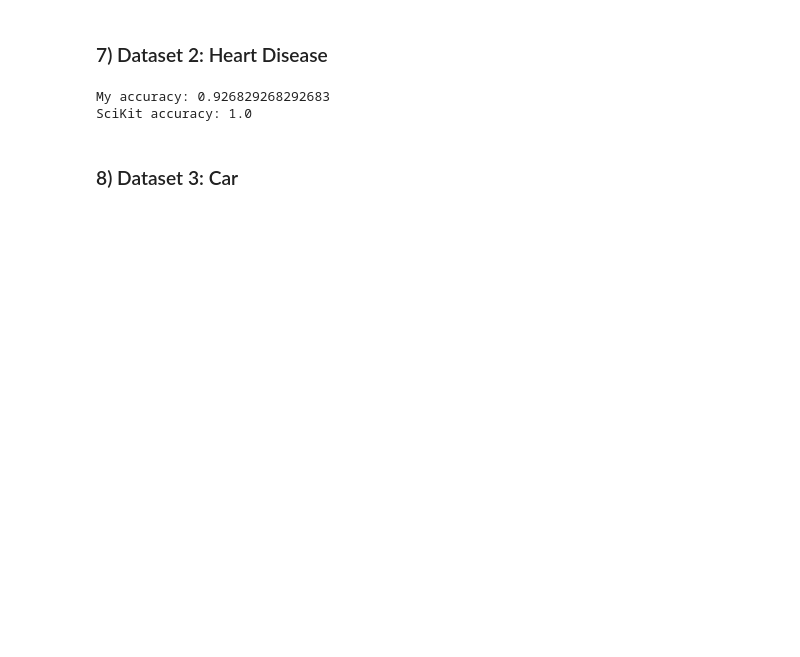
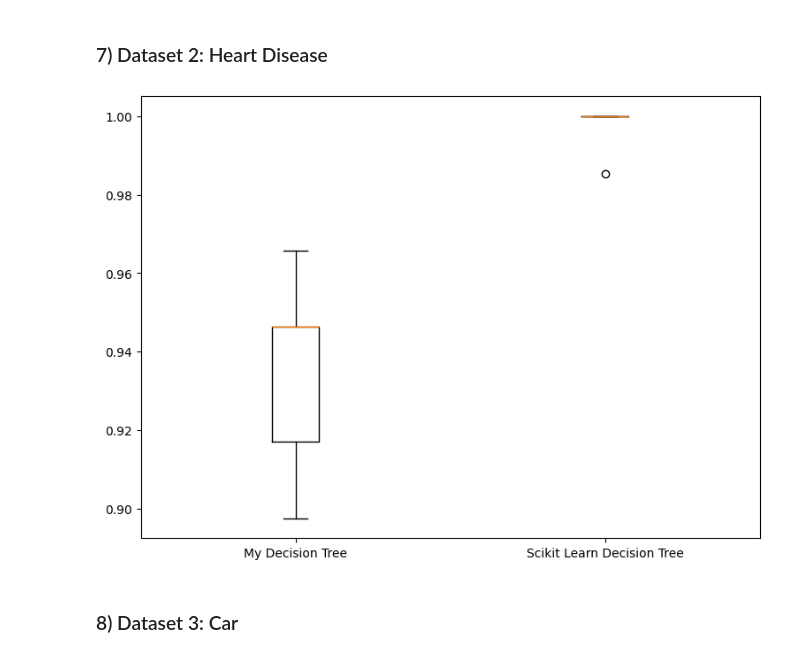
Before and after one commit to JoelScarinius/Decision_Tree_Induction, a Jupyter notebook: ML-Assignment_2_Alexander_Forsanker.ipynb, the cells around one changed output. Saved outputs shown, nothing was run; the diff lists cells and outputs as text; code cells hidden in the pictures; blank space fills up the shorter version.

```diff
--- a/ML-Assignment_2_Alexander_Forsanker.ipynb
+++ b/ML-Assignment_2_Alexander_Forsanker.ipynb
@@ -345,40 +362,54 @@ SciKit accuracy: 0.8611111111111112
 # %%
 data_heart = pd.read_csv("heart.csv").to_numpy()
 
 # TODO: Set up the data and split it into train and test-sets.
 X = data_heart[:, :-1]
 y = data_heart[:, -1]
 X_train, X_test, y_train, y_test = train_test_split(X, y, test_size=0.2)
 
 # TODO: Train and test your implemented tree model.
 # NOTE: Use the same train/test split for your tree model and the scikit learn model
 number_of_features = X.shape[1]
 root = grow_tree(X_train, y_train, number_of_features, max_depth=10, min_samples_for_split=2)
 my_predictions = np.array([traverse_tree(x, root) for x in X_test])
 
 
 # TODO: Train and test scikit learns tree model.
 # NOTE: Use the same train/test split for your tree model and the scikit learn model
 scikit_clf = DecisionTreeClassifier(criterion='entropy')
 scikit_clf.fit(X_train, y_train)
 scikit_predictions = scikit_clf.predict(X_test)
 
 # TODO: Do the above at least 5 times
 # NOTE: Use loops here!
 
-acc = accuracy_score(y_test, my_predictions)
-#print(f"My predictions: {my_predictions}")
-print(f"My accuracy: {acc}")
+my_accuracies = []
+sciKit_accuracies = []
+for _ in range(5):
+    X_train, X_test, y_train, y_test = train_test_split(X, y, test_size=0.2)
 
-acc = accuracy_score(y_test, scikit_predictions)
-#print(f"SciKit predictions: {scikit_predictions}")
-print(f"SciKit accuracy: {acc}")
+    number_of_features = X.shape[1]
+    root = grow_tree(X_train, y_train, number_of_features, max_depth=10, min_samples_for_split=4)
+    my_predictions = np.array([traverse_tree(x, root) for x in X_test])
+    my_accuracy = accuracy_score(y_test, my_predictions)
+    my_accuracies.append(my_accuracy)
+
+    scikit_clf = DecisionTreeClassifier(criterion='entropy')
+    scikit_clf.fit(X_train, y_train)
+    scikit_predictions = scikit_clf.predict(X_test)
+    sciKit_accuracy = accuracy_score(y_test, scikit_predictions)
+    sciKit_accuracies.append(sciKit_accuracy)
 
 # TODO: Plot the results with matplotlib (plt)
 # NOTE: One plot with all results is enough
+boxplotData = [my_accuracies, sciKit_accuracies]
+fig = plt.figure(figsize =(7, 5))
+ax = fig.add_axes([0, 0, 1, 1])
+labels = ['My Decision Tree', 'Scikit Learn Decision Tree']
+bp = ax.boxplot(boxplotData, labels=labels)
+plt.show()
 # %% [output]
-My accuracy: 0.926829268292683
-SciKit accuracy: 1.0
+[figure, added]
 # %% [markdown]
 ### 8) Dataset 3: Car
 # %%
```
Also changed, not shown: parts of 5 cells of this notebook.
